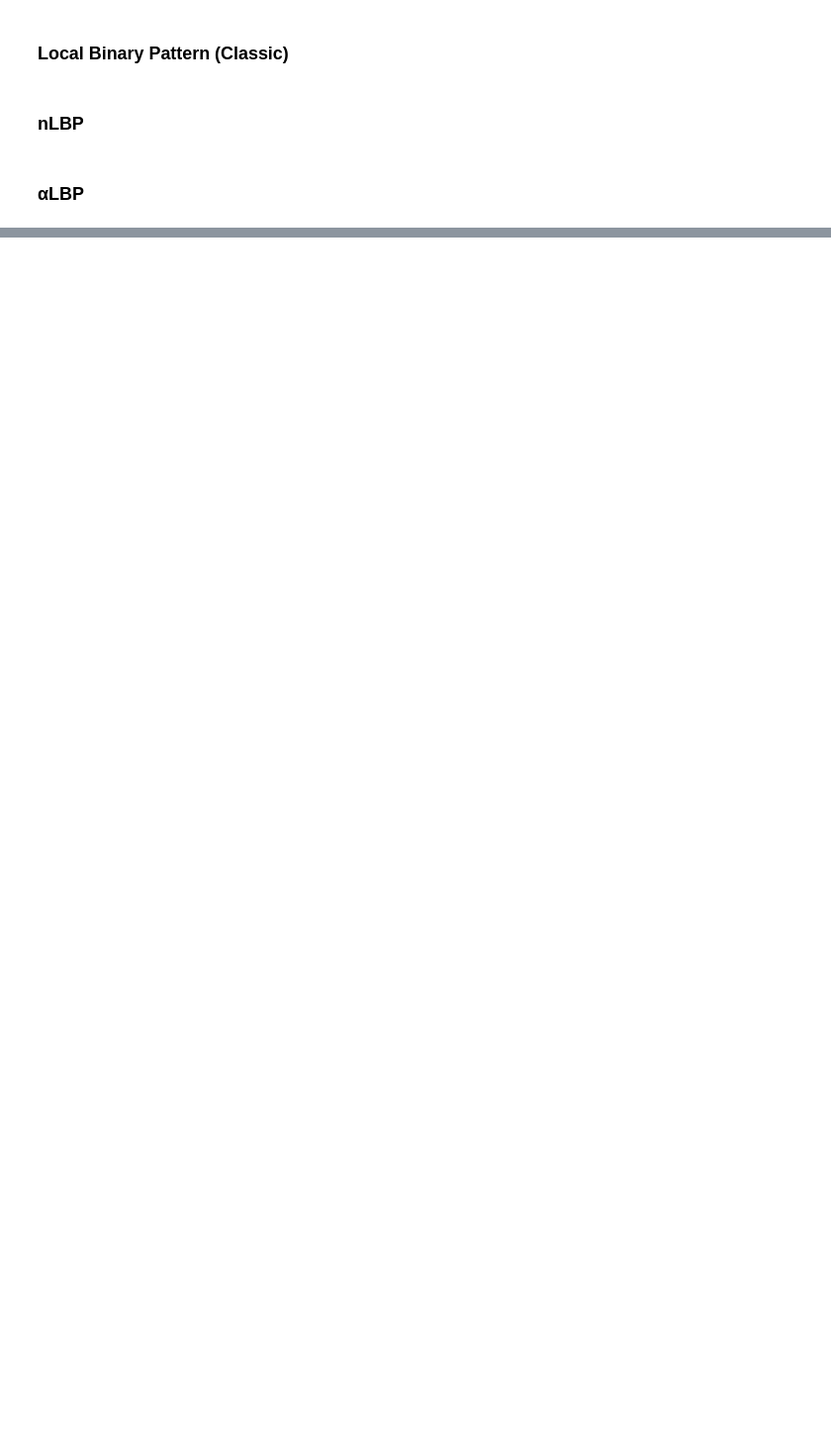
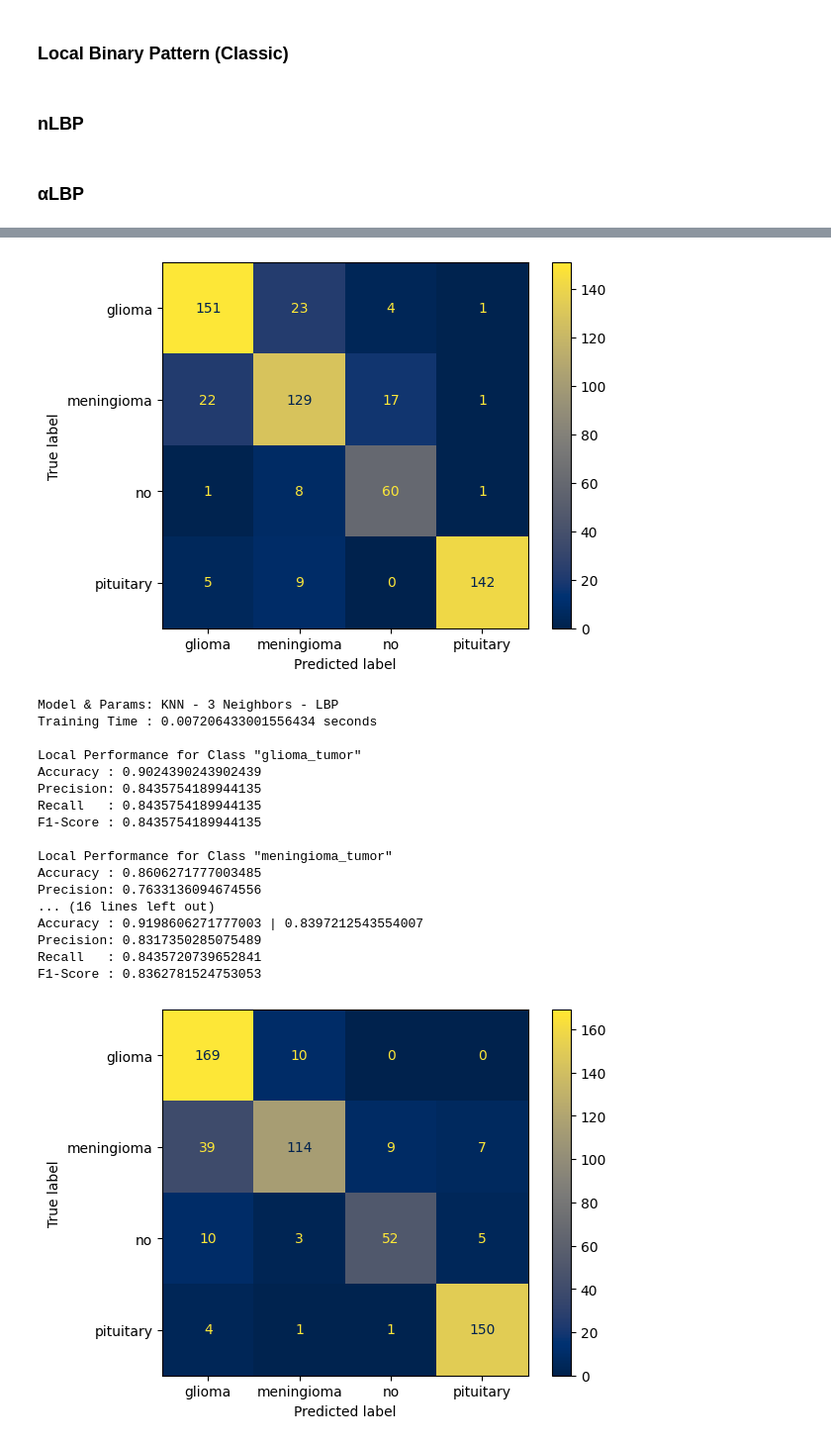
Before and after one commit to zenxiety/thesis, a Jupyter notebook: no-merge.ipynb, the cells around one changed output, grey strips where cells are left out. Shown: that part at 99% size. Drawn from its saved outputs; the diff is of its cells as text; code cells hidden in the pictures; blank space fills up the shorter version.

Commit message:
feat (modelling + evaluation): knn w/ n 3, 5, 7 & dt & rf & gnb, mnb + confusion & local, global evaluation matrix

```diff
--- a/no-merge.ipynb
+++ b/no-merge.ipynb
@@ -315,5 +387,0 @@ nLBP
-# %%
-classifier = SVC()
-classifier.fit(X_train, y_train)
-
-classifier.predict(X_test[1])
@@ -321,0 +539,27 @@ ValueError: Found array with dim 3, while dim <= 2 is required by SVC.
+# %%
+# Define KNN model with 7 neighbors
+knn_classifier_7 = KNeighborsClassifier(n_neighbors=7)
+
+# Train LBP
+start = time.perf_counter()
+knn_classifier_7.fit(X_train_lbp, y_train)
+end = time.perf_counter()
+knn_7_lbp_time = end - start
+# Test LBP
+knn_7_lbp_preds = knn_classifier_7.predict(X_val_lbp)
+
+# Train nLBP
+start = time.perf_counter()
+knn_classifier_7.fit(X_train_nlbp, y_train)
+end = time.perf_counter()
+knn_7_nlbp_time = end - start
+# Test nLBP
+knn_7_nlbp_preds = knn_classifier_7.predict(X_val_nlbp)
+
+# Train aLBP
+start = time.perf_counter()
+knn_classifier_7.fit(X_train_albp, y_train)
+end = time.perf_counter()
+knn_7_albp_time = end - start
+# Test aLBP
+knn_7_albp_preds = knn_classifier_7.predict(X_val_albp)
@@ -321,0 +568,33 @@ ValueError: Found array with dim 3, while dim <= 2 is required by SVC.
+# %%
+# Evaluate KNN model classifier
+knn_3_lbp_eval = evaluate_model("KNN - 3 Neighbors - LBP", y_val, knn_3_lbp_preds, knn_3_lbp_time)
+knn_3_nlbp_eval = evaluate_model("KNN - 3 Neighbors - nLBP", y_val, knn_3_nlbp_preds, knn_3_nlbp_time)
+knn_3_albp_eval = evaluate_model("KNN - 3 Neighbors - aLBP", y_val, knn_3_albp_preds, knn_3_albp_time)
+
+knn_5_lbp_eval = evaluate_model("KNN - 5 Neighbors - LBP", y_val, knn_5_lbp_preds, knn_5_lbp_time)
+knn_5_nlbp_eval = evaluate_model("KNN - 5 Neighbors - nLBP", y_val, knn_5_nlbp_preds, knn_5_nlbp_time)
+knn_5_albp_eval = evaluate_model("KNN - 5 Neighbors - aLBP", y_val, knn_5_albp_preds, knn_5_albp_time)
+
+knn_7_lbp_eval = evaluate_model("KNN - 7 Neighbors - LBP", y_val, knn_7_lbp_preds, knn_7_lbp_time)
+knn_7_nlbp_eval = evaluate_model("KNN - 7 Neighbors - nLBP", y_val, knn_7_nlbp_preds, knn_7_nlbp_time)
+knn_7_albp_eval = evaluate_model("KNN - 7 Neighbors - aLBP", y_val, knn_7_albp_preds, knn_7_albp_time)
+# %% [output]
+[figure, added]
+Model & Params: KNN - 3 Neighbors - LBP
+Training Time : 0.007206433001556434 seconds
+
+Local Performance for Class "glioma_tumor"
+Accuracy : 0.9024390243902439
+Precision: 0.8435754189944135
+Recall   : 0.8435754189944135
+F1-Score : 0.8435754189944135
+
+Local Performance for Class "meningioma_tumor"
+Accuracy : 0.8606271777003485
+Precision: 0.7633136094674556
+... (16 lines left out)
+Accuracy : 0.9198606271777003 | 0.8397212543554007
+Precision: 0.8317350285075489
+Recall   : 0.8435720739652841
+F1-Score : 0.8362781524753053
+[figure, added]
```
Also changed, not shown: parts of 39 cells of this notebook.
